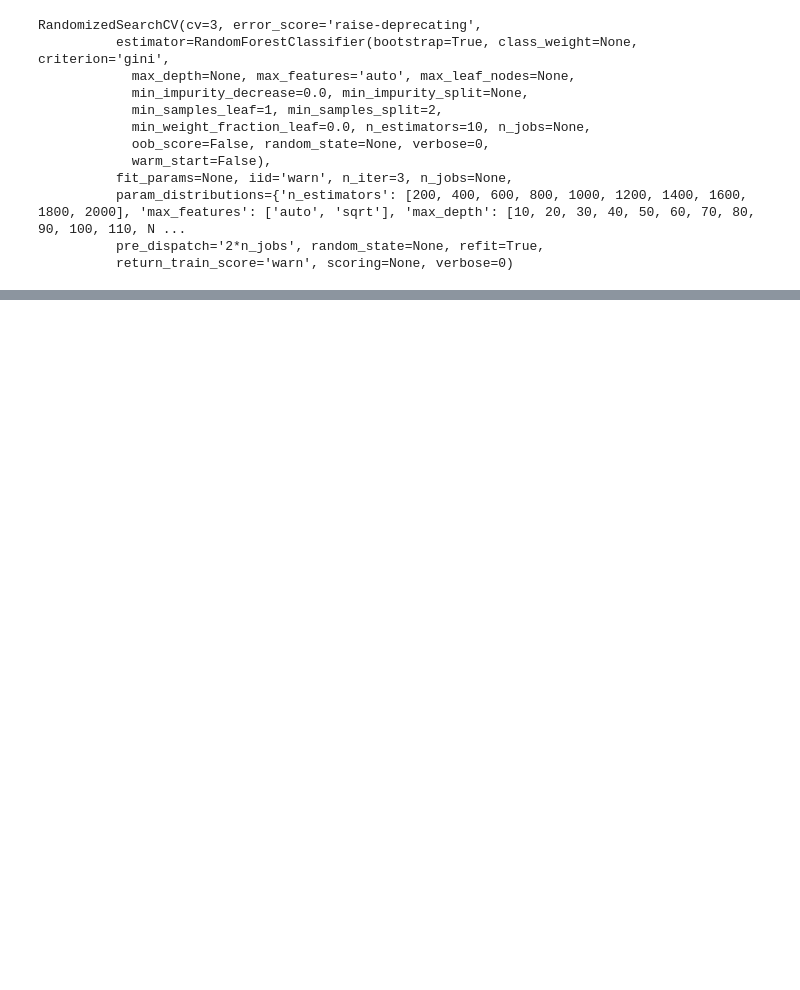
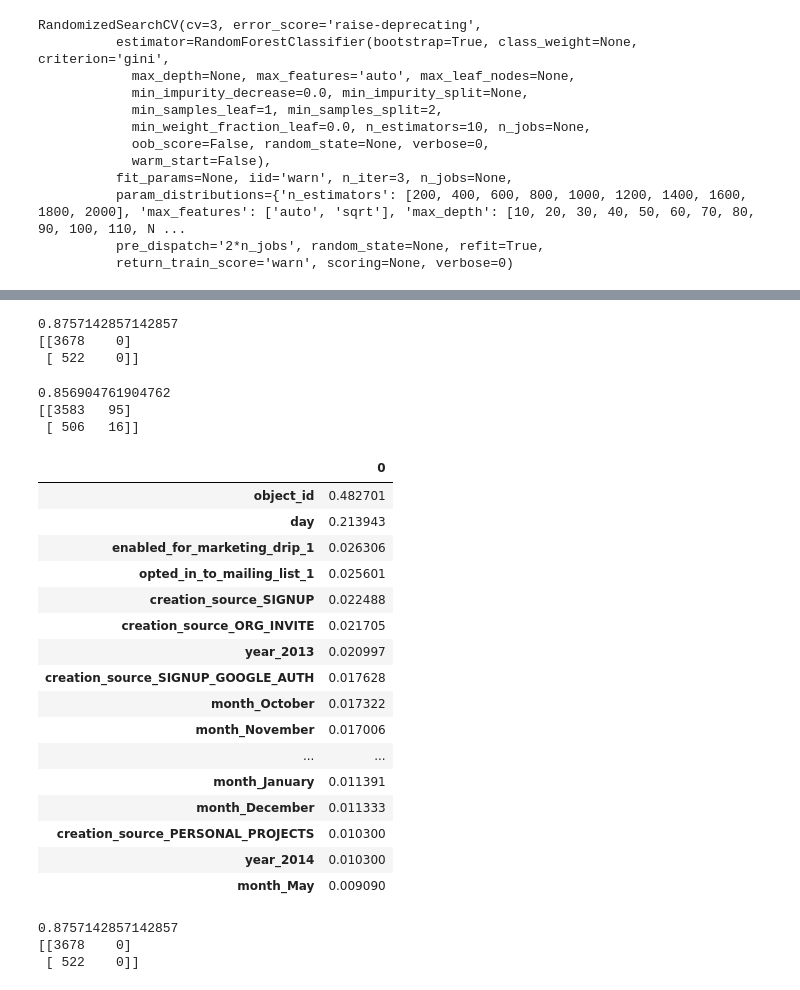
Before and after one commit to Mernegar/Mini-Projects, a Jupyter notebook: relax_challenge/Relax Inc.ipynb, the cells around one changed output, grey strips where cells are left out. Saved outputs shown, nothing was run; the diff lists cells and outputs as text; code cells hidden in the pictures; blank space fills up the shorter version.

```diff
--- a/relax_challenge/Relax Inc.ipynb
+++ b/relax_challenge/Relax Inc.ipynb
@@ -701,0 +708,58 @@ print (metrics.confusion_matrix(y_test , pred))
+# %%
+X = df_dummy[['object_id', 'creation_source_ORG_INVITE',
+       'creation_source_PERSONAL_PROJECTS', 'creation_source_SIGNUP',
+       'creation_source_SIGNUP_GOOGLE_AUTH', 'opted_in_to_mailing_list_1',
+       'enabled_for_marketing_drip_1', 'day', 'month_April', 'month_August',
+       'month_December', 'month_February', 'month_January', 'month_July',
+       'month_June', 'month_March', 'month_May', 'month_November',
+       'month_October', 'year_2013', 'year_2014']].values
+
+y = df_dummy['adopted_user'].values
+# %%
+X_train, X_test, y_train, y_test = train_test_split( X, y, test_size=0.35, random_state=42)
+# %%
+xgb = XGBClassifier().fit(X_train , y_train)
+
+pred = xgb.predict(X_test)
+
+print (metrics.accuracy_score(y_test , pred))
+
+print (metrics.confusion_matrix(y_test , pred))
+# %% [output]
+0.8757142857142857
+[[3678    0]
+ [ 522    0]]
+# %%
+rfc = RandomForestClassifier(max_features= None).fit(X_train , y_train)
+
+pred = rfc.predict(X_test)
+
+print (metrics.accuracy_score(y_test , pred))
+
+print (metrics.confusion_matrix(y_test , pred))
+# %% [output]
+0.856904761904762
+[[3583   95]
+ [ 506   16]]
+# %%
+features_rfc = pd.DataFrame(rfc.feature_importances_ , index= feature_col)
+# %%
+features_rfc.sort_values(by = 0 , ascending= False)
+# %% [output]
+|  | 0 |
+| object_id | 0.482701 |
+| day | 0.213943 |
+| enabled_for_marketing_drip_1 | 0.026306 |
+| opted_in_to_mailing_list_1 | 0.025601 |
+| creation_source_SIGNUP | 0.022488 |
+| creation_source_ORG_INVITE | 0.021705 |
+| year_2013 | 0.020997 |
+| creation_source_SIGNUP_GOOGLE_AUTH | 0.017628 |
+| month_October | 0.017322 |
+| month_November | 0.017006 |
+| ... | ... |
+| month_January | 0.011391 |
+| month_December | 0.011333 |
+| creation_source_PERSONAL_PROJECTS | 0.010300 |
+| year_2014 | 0.010300 |
+| month_May | 0.009090 |
@@ -701,0 +772,12 @@ print (metrics.confusion_matrix(y_test , pred))
+# %%
+xgb = XGBClassifier().fit(X_train , y_train)
+
+pred = xgb.predict(X_test)
+
+print (metrics.accuracy_score(y_test , pred))
+
+print (metrics.confusion_matrix(y_test , pred))
+# %% [output]
+0.8757142857142857
+[[3678    0]
+ [ 522    0]]
```
Also changed, not shown: parts of 41 cells of this notebook.
